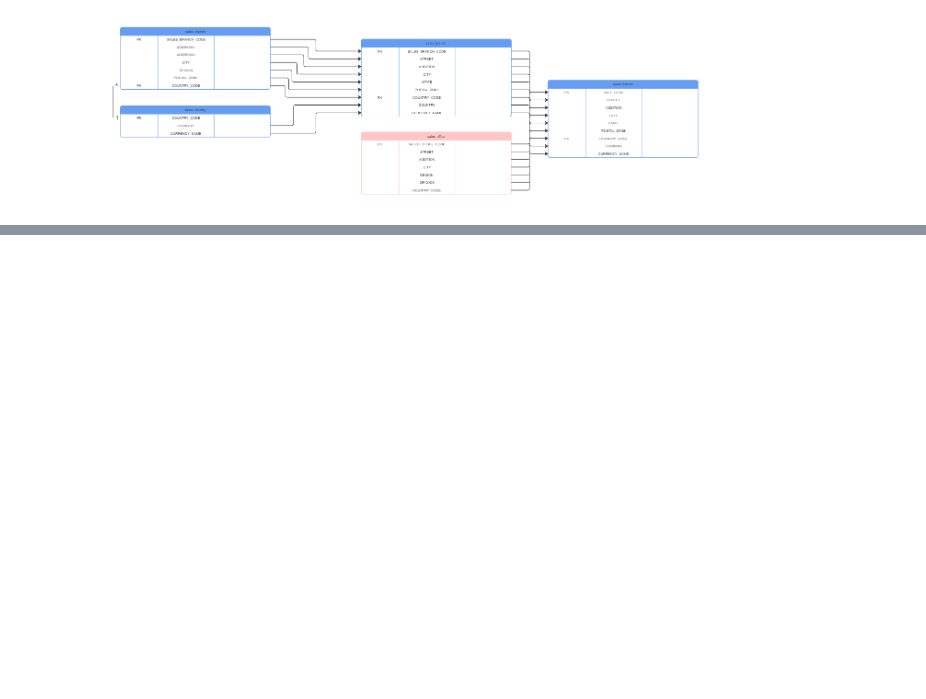
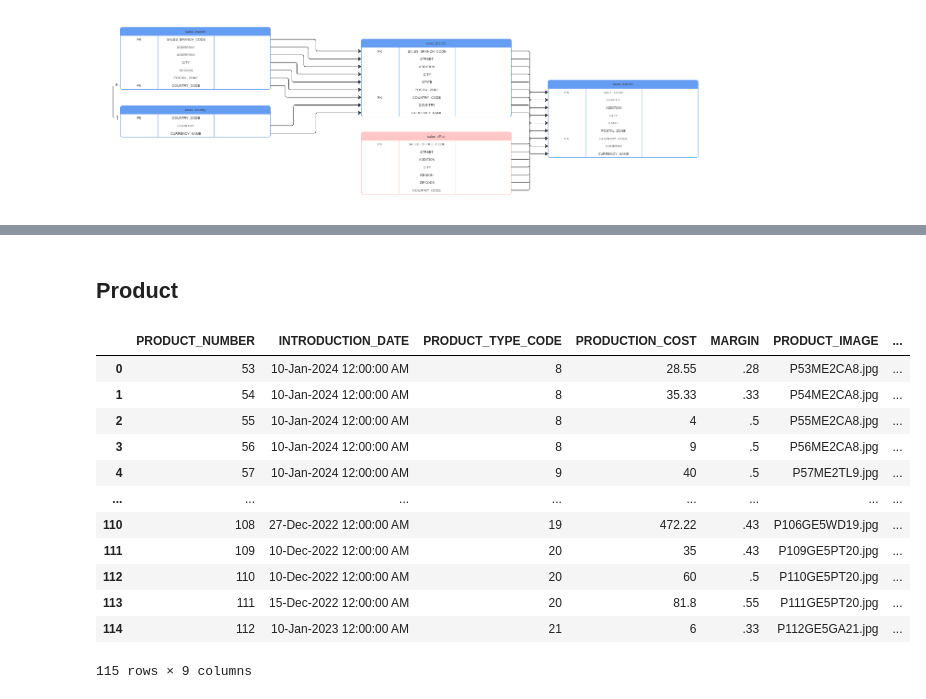
Before and after one commit to SebEmmen/GreatOutdoors, a Jupyter notebook: Warehouse.ipynb, the cells around one changed output, grey strips where cells are left out. Cells and saved outputs as stored; diff of their text form; code cells hidden in the pictures; blank space fills up the shorter version.

```diff
--- a/Warehouse.ipynb
+++ b/Warehouse.ipynb
@@ -866,0 +993,19 @@ run_scd2_sale(df_sale_final, target_WH_db)
+# %% [markdown]
+## Product
+# %%
+df_product = pd.read_sql_query("SELECT * FROM Product", sdm_conn)
+df_product
+# %% [output]
+|  | PRODUCT_NUMBER | INTRODUCTION_DATE | PRODUCT_TYPE_CODE | PRODUCTION_COST | MARGIN | PRODUCT_IMAGE | ... |
+| 0 | 53 | 10-Jan-2024 12:00:00 AM | 8 | 28.55 | .28 | P53ME2CA8.jpg | ... |
+| 1 | 54 | 10-Jan-2024 12:00:00 AM | 8 | 35.33 | .33 | P54ME2CA8.jpg | ... |
+| 2 | 55 | 10-Jan-2024 12:00:00 AM | 8 | 4 | .5 | P55ME2CA8.jpg | ... |
+| 3 | 56 | 10-Jan-2024 12:00:00 AM | 8 | 9 | .5 | P56ME2CA8.jpg | ... |
+| 4 | 57 | 10-Jan-2024 12:00:00 AM | 9 | 40 | .5 | P57ME2TL9.jpg | ... |
+| ... | ... | ... | ... | ... | ... | ... | ... |
+| 110 | 108 | 27-Dec-2022 12:00:00 AM | 19 | 472.22 | .43 | P106GE5WD19.jpg | ... |
+| 111 | 109 | 10-Dec-2022 12:00:00 AM | 20 | 35 | .43 | P109GE5PT20.jpg | ... |
+| 112 | 110 | 10-Dec-2022 12:00:00 AM | 20 | 60 | .5 | P110GE5PT20.jpg | ... |
+| 113 | 111 | 15-Dec-2022 12:00:00 AM | 20 | 81.8 | .55 | P111GE5PT20.jpg | ... |
+| 114 | 112 | 10-Jan-2023 12:00:00 AM | 21 | 6 | .33 | P112GE5GA21.jpg | ... |
+115 rows × 9 columns
```
Also changed, not shown: parts of 10 cells of this notebook, 2 other files.
